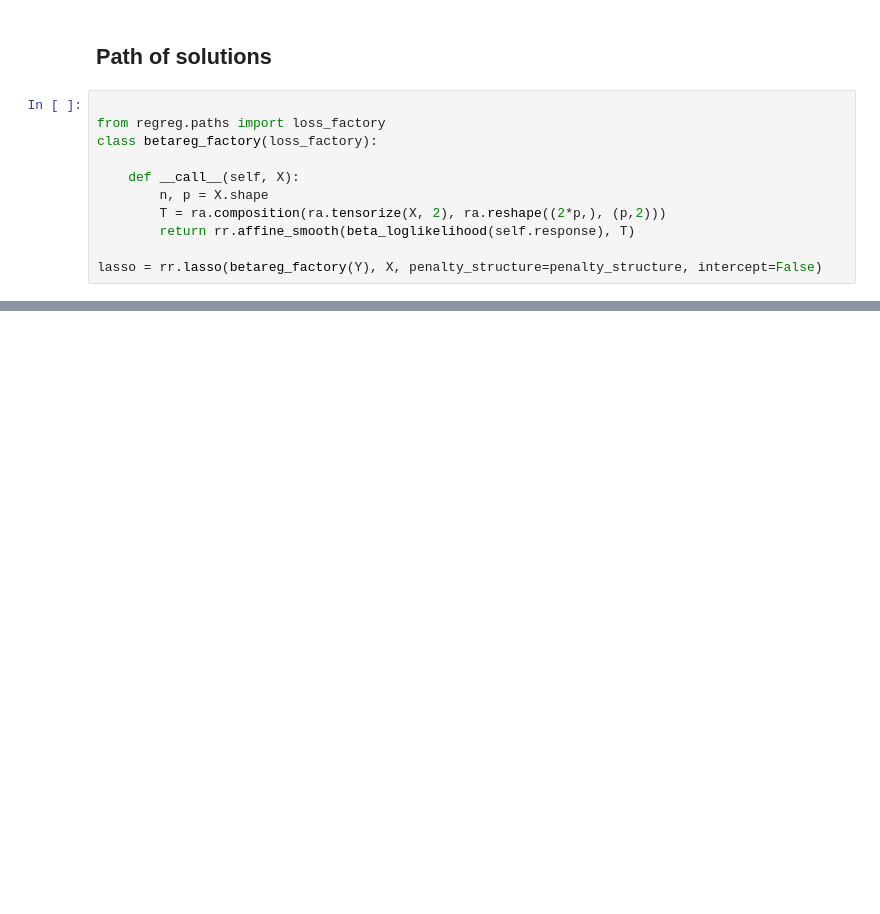
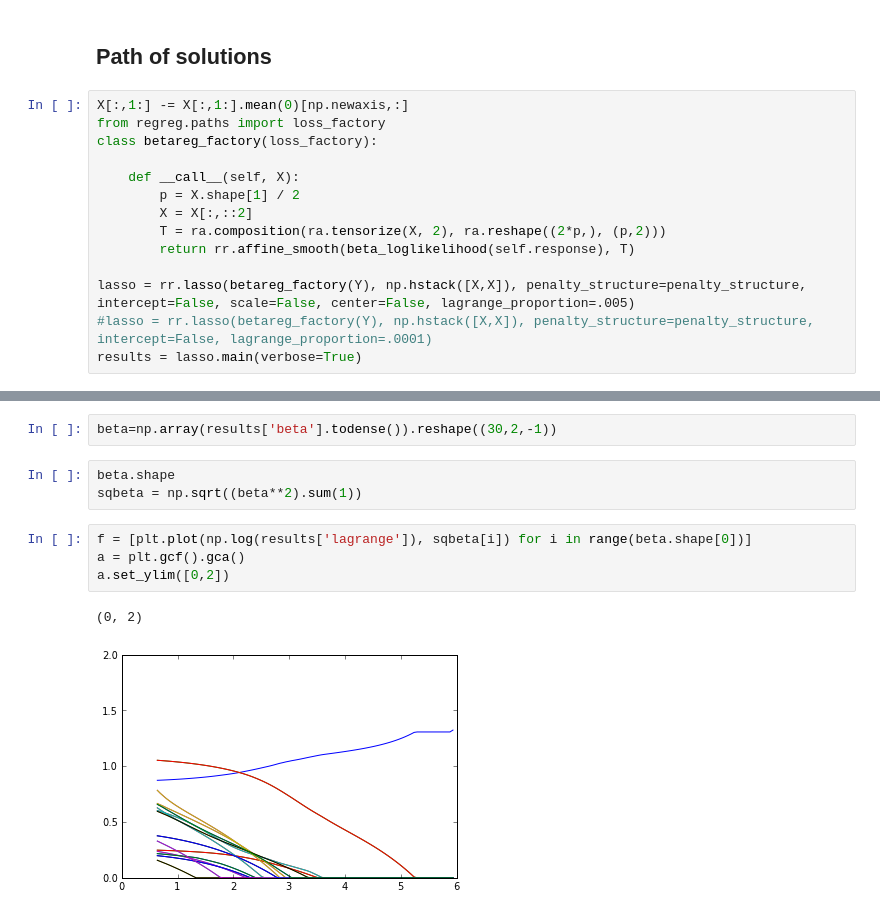
Before and after one commit to klingebj/regreg, a Jupyter notebook: doc/notebooks/Beta regression.ipynb, the cells around one changed output, grey strips where cells are left out. Drawn from its saved outputs; the diff is of its cells as text; blank space fills up the shorter version.

```diff
--- a/doc/notebooks/Beta regression.ipynb
+++ b/doc/notebooks/Beta regression.ipynb
@@ -175,14 +181,17 @@ array([[  1.78317316e-01,   1.03071453e+00],
 # %% [markdown]
 ## Path of solutions
 # %%
-
+X[:,1:] -= X[:,1:].mean(0)[np.newaxis,:]
 from regreg.paths import loss_factory
 class betareg_factory(loss_factory):
 
     def __call__(self, X):
-        n, p = X.shape
+        p = X.shape[1] / 2
+        X = X[:,::2]
         T = ra.composition(ra.tensorize(X, 2), ra.reshape((2*p,), (p,2)))
         return rr.affine_smooth(beta_loglikelihood(self.response), T)
 
-lasso = rr.lasso(betareg_factory(Y), X, penalty_structure=penalty_structure, intercept=False)
+lasso = rr.lasso(betareg_factory(Y), np.hstack([X,X]), penalty_structure=penalty_structure, intercept=False, scale=False, center=False, lagrange_proportion=.005)
+#lasso = rr.lasso(betareg_factory(Y), np.hstack([X,X]), penalty_structure=penalty_structure, intercept=False, lagrange_proportion=.0001)
+results = lasso.main(verbose=True)
 # %% [output]
@@ -189,0 +215,12 @@ ValueError: operands could not be broadcast together with shapes (30) (60)
+# %%
+beta=np.array(results['beta'].todense()).reshape((30,2,-1))
+# %%
+beta.shape
+sqbeta = np.sqrt((beta**2).sum(1))
+# %%
+f = [plt.plot(np.log(results['lagrange']), sqbeta[i]) for i in range(beta.shape[0])]
+a = plt.gcf().gca()
+a.set_ylim([0,2])
+# %% [output]
+(0, 2)
+[figure, added]
```
Also changed, not shown: parts of 2 cells of this notebook.
